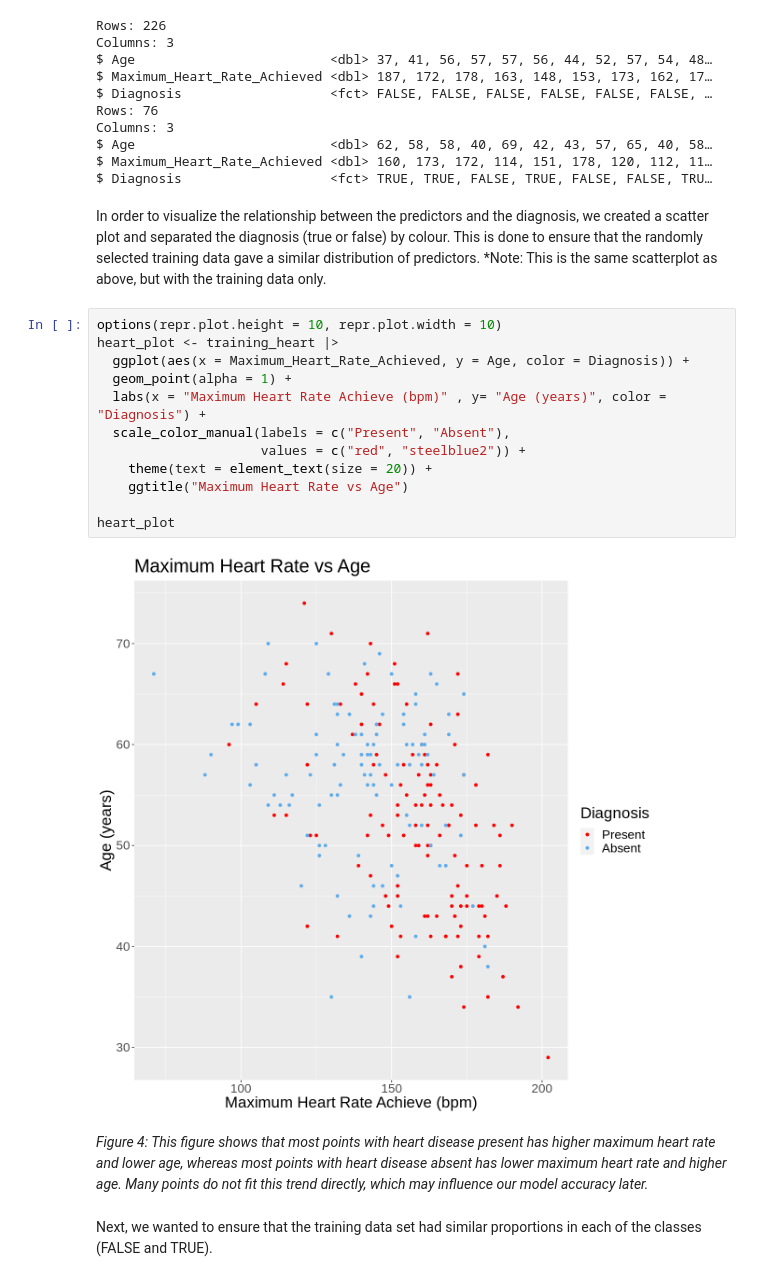
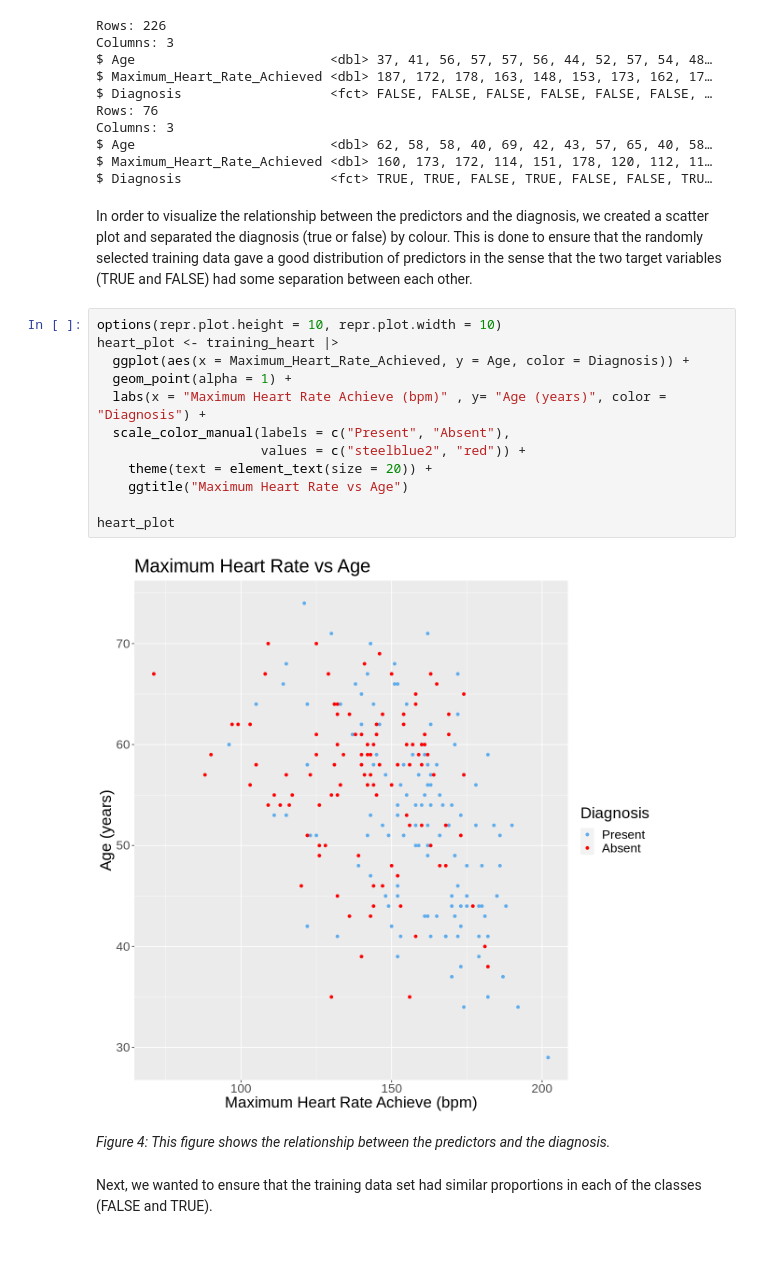
Before and after one commit to Parsapk1/NEW_DSCI_PROJECT, a Jupyter notebook: DSCI100_Project.ipynb, the cells around one changed output. Drawn from its saved outputs; the diff is of its cells as text; blank space fills up the shorter version.

```diff
--- a/DSCI100_Project.ipynb
+++ b/DSCI100_Project.ipynb
@@ -164,24 +146,23 @@ $ Age                         <dbl> 62, 58, 58, 40, 69, 42, 43, 57, 65, 40, 58
 $ Maximum_Heart_Rate_Achieved <dbl> 160, 173, 172, 114, 151, 178, 120, 112, 11…
 $ Diagnosis                   <fct> TRUE, TRUE, FALSE, TRUE, FALSE, FALSE, TRU…
 # %% [markdown]
-In order to visualize the relationship between the predictors and the diagnosis, we created a scatter plot and separated the diagnosis (true or false) by colour. This is done to ensure that the randomly selected training data gave a similar distribution of predictors.
-*Note: This is the same scatterplot as above, but with the training data only.
+In order to visualize the relationship between the predictors and the diagnosis, we created a scatter plot and separated the diagnosis (true or false) by colour. This is done to ensure that the randomly selected training data gave a good distribution of predictors in the sense that the two target variables (TRUE and FALSE) had some separation between each other.
 # %%
 options(repr.plot.height = 10, repr.plot.width = 10)
 heart_plot <- training_heart |>
   ggplot(aes(x = Maximum_Heart_Rate_Achieved, y = Age, color = Diagnosis)) +
   geom_point(alpha = 1) +
   labs(x = "Maximum Heart Rate Achieve (bpm)" , y= "Age (years)", color = "Diagnosis") +
   scale_color_manual(labels = c("Present", "Absent"),
-                     values = c("red", "steelblue2")) +
+                     values = c("steelblue2", "red")) +
     theme(text = element_text(size = 20)) +
     ggtitle("Maximum Heart Rate vs Age")
 
 heart_plot
 # %% [output]
-[figure, old version]
+[figure, new version]
 # %% [markdown]
-<em>Figure 4: This figure shows that most points with heart disease present has higher maximum heart rate and lower age, whereas most points with heart disease absent has lower maximum heart rate and higher age. Many points do not fit this trend directly, which may influence our model accuracy later.</em>
+<em>Figure 4: This figure shows the relationship between the predictors and the diagnosis.</em>
 # %% [markdown]
 Next, we wanted to ensure that the training data set had similar proportions in each of the classes (FALSE and TRUE).
 # %%
```
Also changed, not shown: parts of 5 cells of this notebook.
